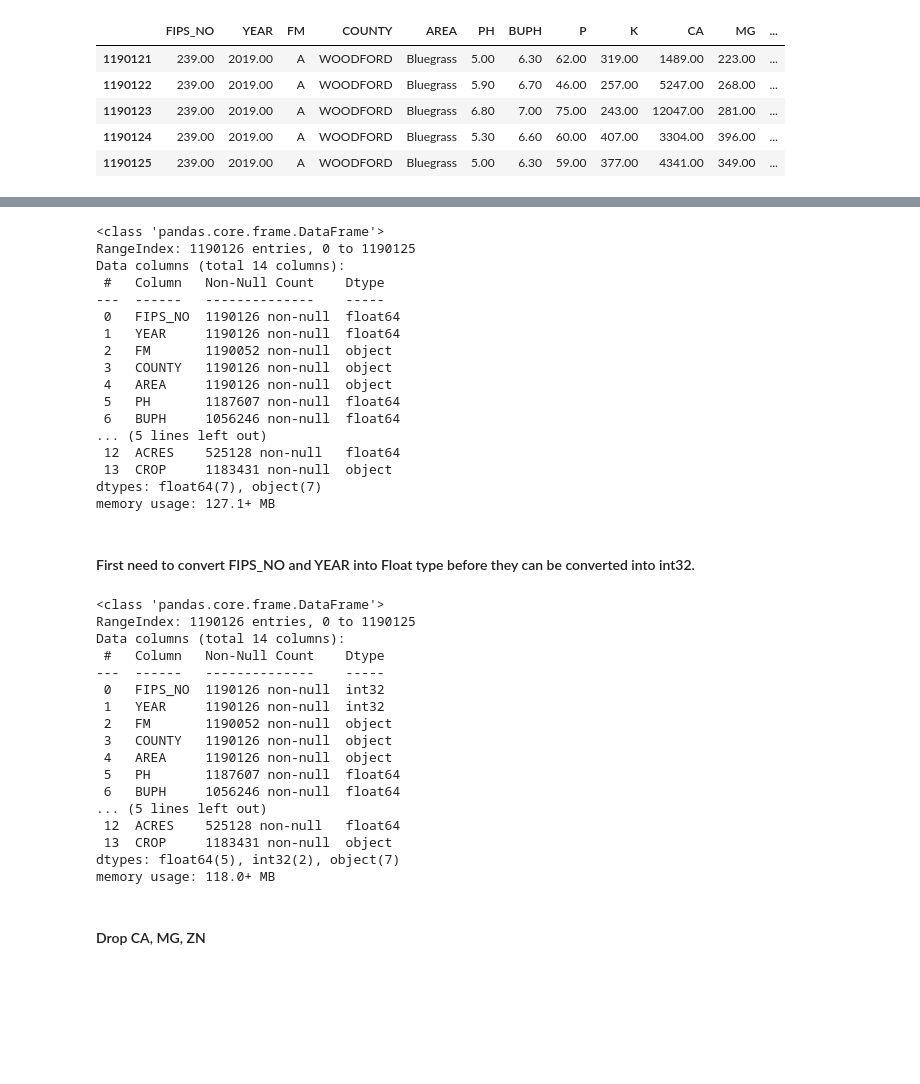
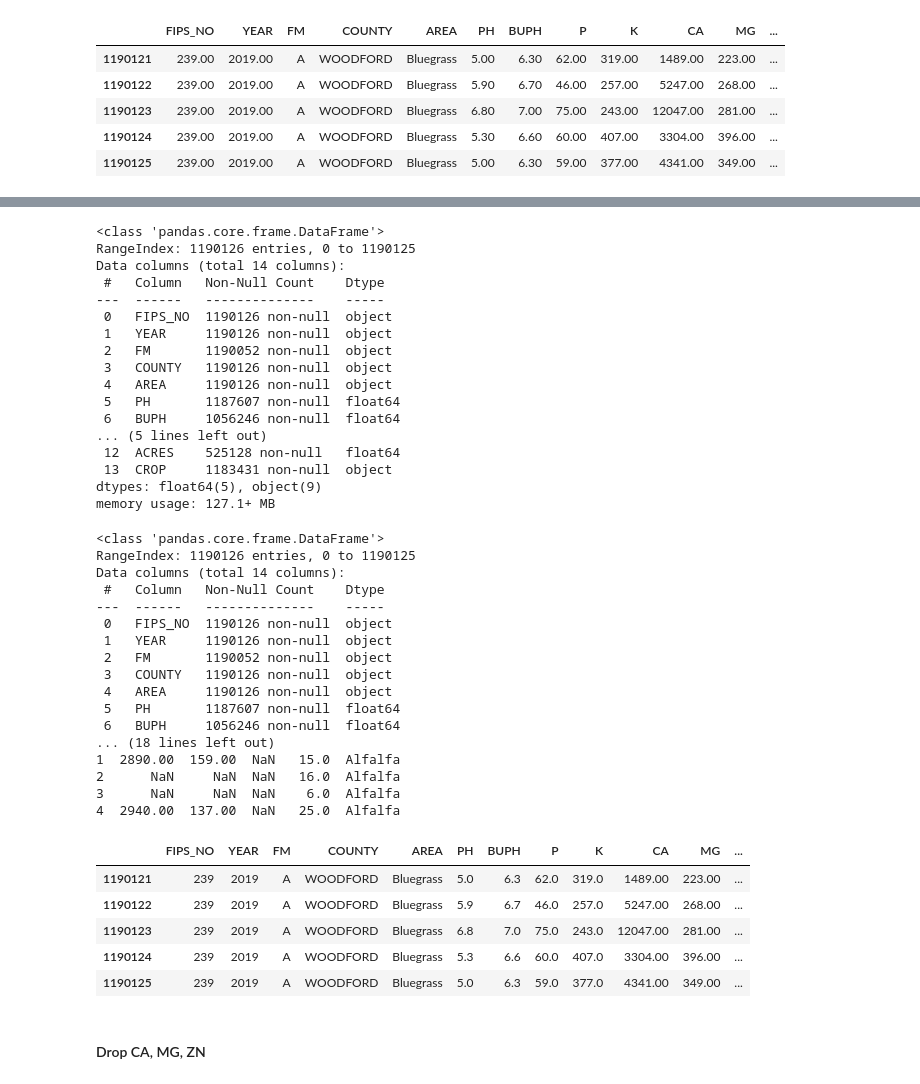
Before and after one commit to genehahn48/soiltest, a Jupyter notebook: soildata.ipynb, the cells around one changed output, grey strips where cells are left out. Cells and saved outputs as stored; diff of their text form; code cells hidden in the pictures; blank space fills up the shorter version.

```diff
--- a/soildata.ipynb
+++ b/soildata.ipynb
@@ -54,8 +55,8 @@ soil.tail()
 # %%
 df = soil.copy()
 # %%
-df.FIPS_NO = df.FIPS_NO.astype('float')
-df.YEAR = df.YEAR.astype('float')
+df.FIPS_NO = df.FIPS_NO.astype('str').replace('\.00','',regex=True)
+df.YEAR = df.YEAR.astype('str').replace('\.00','',regex=True)
 df.PH = df.PH.astype('float')
 df.BUPH = df.BUPH.astype('float')
 df.P = df.P.astype('float')
@@ -68,8 +69,8 @@ RangeIndex: 1190126 entries, 0 to 1190125
 Data columns (total 14 columns):
  #   Column   Non-Null Count    Dtype
 ---  ------   --------------    -----
- 0   FIPS_NO  1190126 non-null  float64
- 1   YEAR     1190126 non-null  float64
+ 0   FIPS_NO  1190126 non-null  object
+ 1   YEAR     1190126 non-null  object
  2   FM       1190052 non-null  object
  3   COUNTY   1190126 non-null  object
  4   AREA     1190126 non-null  object
@@ -78,7 +79,5 @@ Data columns (total 14 columns):
 ... (5 lines left out)
  12  ACRES    525128 non-null   float64
  13  CROP     1183431 non-null  object
-dtypes: float64(7), object(7)
+dtypes: float64(5), object(9)
 memory usage: 127.1+ MB
-# %% [markdown]
-#### First need to convert FIPS_NO and YEAR into Float type before they can be converted into int32.
@@ -88,23 +84,31 @@ df.YEAR = df.YEAR.astype('int32')
-# %%
-df.info()
-# %% [output]
-<class 'pandas.core.frame.DataFrame'>
-RangeIndex: 1190126 entries, 0 to 1190125
-Data columns (total 14 columns):
- #   Column   Non-Null Count    Dtype
----  ------   --------------    -----
- 0   FIPS_NO  1190126 non-null  int32
- 1   YEAR     1190126 non-null  int32
- 2   FM       1190052 non-null  object
- 3   COUNTY   1190126 non-null  object
- 4   AREA     1190126 non-null  object
- 5   PH       1187607 non-null  float64
- 6   BUPH     1056246 non-null  float64
-... (5 lines left out)
- 12  ACRES    525128 non-null   float64
- 13  CROP     1183431 non-null  object
-dtypes: float64(5), int32(2), object(7)
-memory usage: 118.0+ MB
+# %%
+df.info()
+print(df.head())
+df.tail()
+# %% [output]
+<class 'pandas.core.frame.DataFrame'>
+RangeIndex: 1190126 entries, 0 to 1190125
+Data columns (total 14 columns):
+ #   Column   Non-Null Count    Dtype
+---  ------   --------------    -----
+ 0   FIPS_NO  1190126 non-null  object
+ 1   YEAR     1190126 non-null  object
+ 2   FM       1190052 non-null  object
+ 3   COUNTY   1190126 non-null  object
+ 4   AREA     1190126 non-null  object
+ 5   PH       1187607 non-null  float64
+ 6   BUPH     1056246 non-null  float64
+... (18 lines left out)
+1  2890.00  159.00  NaN   15.0  Alfalfa
+2      NaN     NaN  NaN   16.0  Alfalfa
+3      NaN     NaN  NaN    6.0  Alfalfa
+4  2940.00  137.00  NaN   25.0  Alfalfa
+|  | FIPS_NO | YEAR | FM | COUNTY | AREA | PH | BUPH | P | K | CA | MG | ... |
+| 1190121 | 239 | 2019 | A | WOODFORD | Bluegrass | 5.0 | 6.3 | 62.0 | 319.0 | 1489.00 | 223.00 | ... |
+| 1190122 | 239 | 2019 | A | WOODFORD | Bluegrass | 5.9 | 6.7 | 46.0 | 257.0 | 5247.00 | 268.00 | ... |
+| 1190123 | 239 | 2019 | A | WOODFORD | Bluegrass | 6.8 | 7.0 | 75.0 | 243.0 | 12047.00 | 281.00 | ... |
+| 1190124 | 239 | 2019 | A | WOODFORD | Bluegrass | 5.3 | 6.6 | 60.0 | 407.0 | 3304.00 | 396.00 | ... |
+| 1190125 | 239 | 2019 | A | WOODFORD | Bluegrass | 5.0 | 6.3 | 59.0 | 377.0 | 4341.00 | 349.00 | ... |
 # %% [markdown]
 #### Drop CA, MG, ZN
 # %%
```
Also changed, not shown: parts of 22 cells of this notebook.
